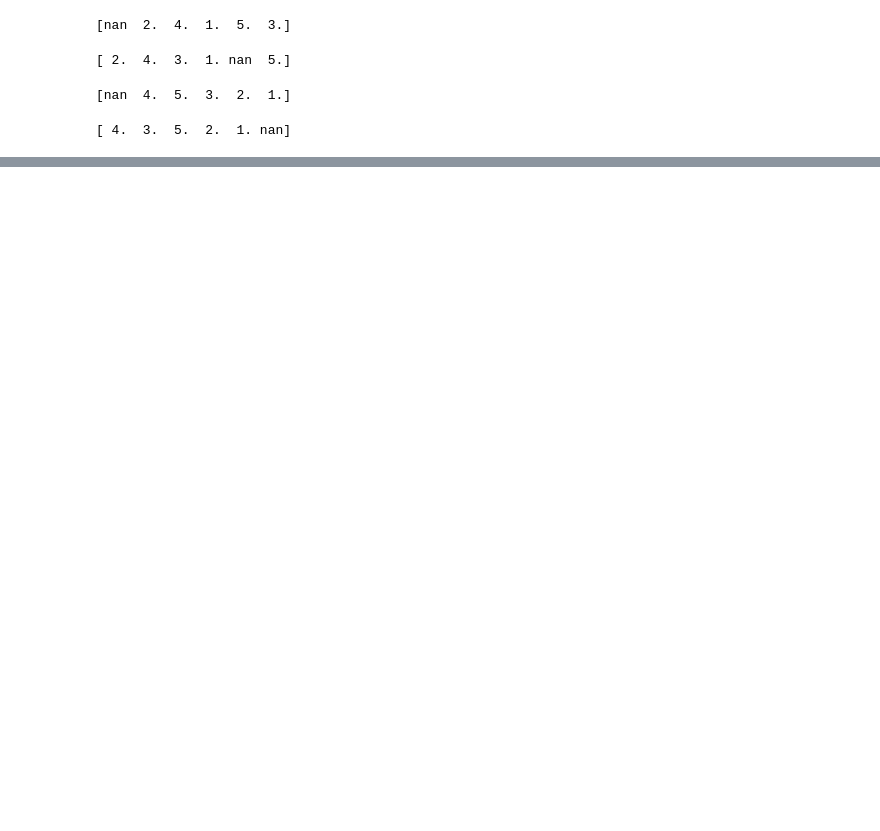
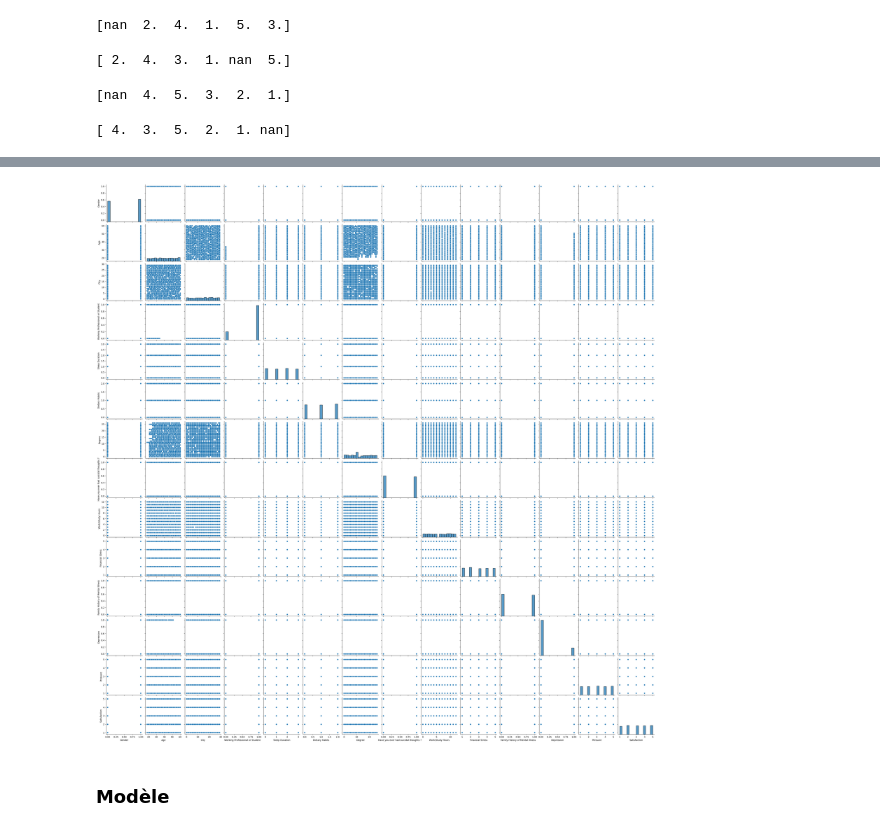
Before and after one commit to HamoumaAmine/Depression-Risk-Factors-Analysis-and-Prediction-Model, a Jupyter notebook: main.ipynb, the cells around one changed output, grey strips where cells are left out. Saved outputs shown, nothing was run; the diff lists cells and outputs as text; code cells hidden in the pictures; blank space fills up the shorter version.

```diff
--- a/main.ipynb
+++ b/main.ipynb
@@ -342,0 +351,6 @@ plt.show()
+# %%
+# Créez le pairplot en spécifiant le DataFrame
+sns.pairplot(df)
+plt.show()
+# %% [output]
+[figure, added]
@@ -342,0 +359,2 @@ plt.show()
+# %% [markdown]
+### Modèle
```
Also changed, not shown: parts of 51 cells of this notebook, 3 other files.
